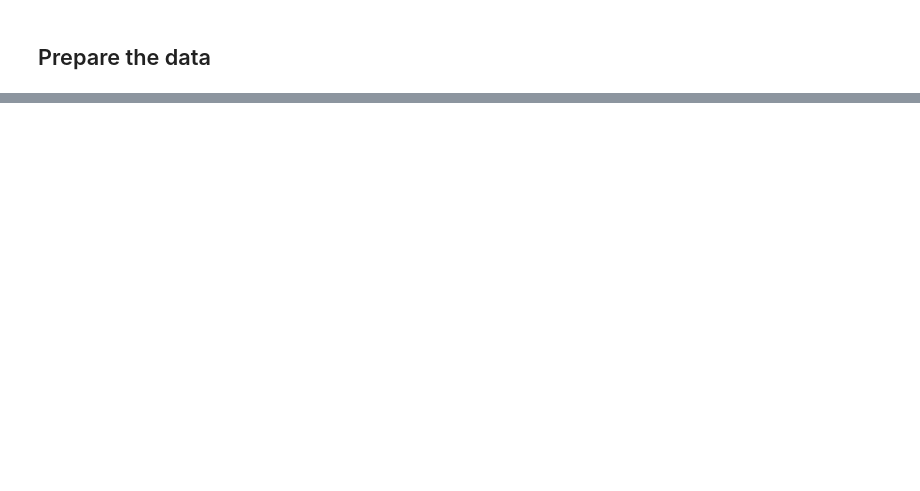
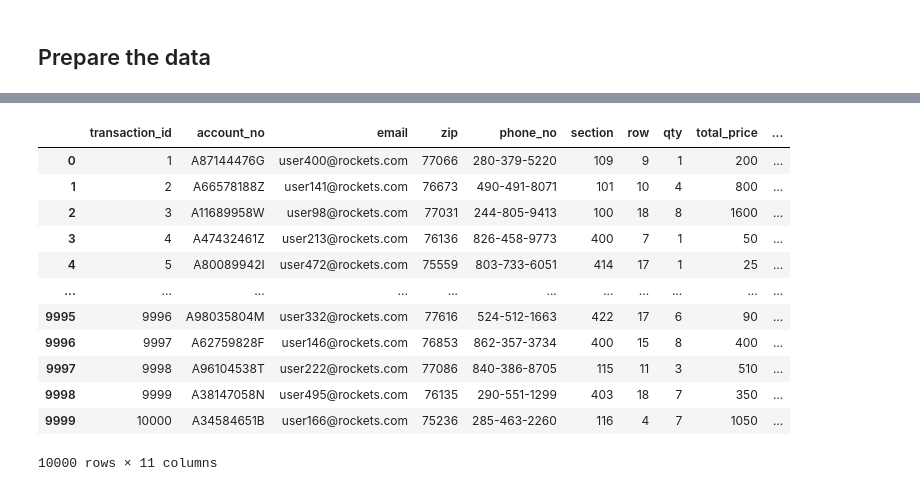
Before and after one commit to mil2tech/DE-NBA-HOU, a Jupyter notebook: jarrid_workbook.ipynb, the cells around one changed output, grey strips where cells are left out. Saved outputs shown, nothing was run; the diff lists cells and outputs as text; code cells hidden in the pictures; blank space fills up the shorter version.

Commit message:
added function to acquire data to workbook

```diff
--- a/jarrid_workbook.ipynb
+++ b/jarrid_workbook.ipynb
@@ -164,0 +171,18 @@ memory usage: 859.5+ KB
+# %%
+# Read JSON data from file
+with open('retail.json') as f:
+    json_data = json.load(f)
+
+# Extract data from JSON key 'retail'
+data = json_data["retail"]
+
+# Create DataFrame from JSON data
+df = pd.DataFrame(data, columns=["transaction_id",
+                                 "email",
+                                 "account_no",
+                                 "product_type",
+                                 "quantity",
+                                 "unit_price",
+                                 "shipping_cost"])
+
+df.head()
@@ -164,0 +253,2 @@ memory usage: 859.5+ KB
+# %%
+survey_data = survey_data.pivot(index= 'Submission ID', columns= 'Attribute')
@@ -164,0 +291,12 @@ memory usage: 859.5+ KB
+# %%
+def import_data(json_file, csv_file1, csv_file2):
+    # Import JSON file into a dataframe
+    with open(json_file) as f:
+        json_data = json.load(f)
+    retail_data = pd.DataFrame(json_data["retail"], columns=["transaction_id", "email", "account_no", "product_type", "quantity", "unit_price", "shipping_cost"])
+
+    # Import CSV files into dataframes
+    survey_data = pd.read_csv(csv_file1)
+    ticket_data = pd.read_csv(csv_file2)
+
+    return retail_data, survey_data, ticket_data
@@ -164,0 +305,7 @@ memory usage: 859.5+ KB
+# %%
+# Usage of function
+json_file = 'retail.json'
+csv_file1 = 'surveys.csv'
+csv_file2 = 'tickets.csv'
+
+retail_data, survey_data, ticket_data = import_data(json_file, csv_file1, csv_file2)
@@ -164,0 +328,16 @@ memory usage: 859.5+ KB
+# %%
+ticket_data
+# %% [output]
+|  | transaction_id | account_no | email | zip | phone_no | section | row | qty | total_price | ... |
+| 0 | 1 | A87144476G | user400@rockets.com | 77066 | 280-379-5220 | 109 | 9 | 1 | 200 | ... |
+| 1 | 2 | A66578188Z | user141@rockets.com | 76673 | 490-491-8071 | 101 | 10 | 4 | 800 | ... |
+| 2 | 3 | A11689958W | user98@rockets.com | 77031 | 244-805-9413 | 100 | 18 | 8 | 1600 | ... |
+| 3 | 4 | A47432461Z | user213@rockets.com | 76136 | 826-458-9773 | 400 | 7 | 1 | 50 | ... |
+| 4 | 5 | A80089942I | user472@rockets.com | 75559 | 803-733-6051 | 414 | 17 | 1 | 25 | ... |
+| ... | ... | ... | ... | ... | ... | ... | ... | ... | ... | ... |
+| 9995 | 9996 | A98035804M | user332@rockets.com | 77616 | 524-512-1663 | 422 | 17 | 6 | 90 | ... |
+| 9996 | 9997 | A62759828F | user146@rockets.com | 76853 | 862-357-3734 | 400 | 15 | 8 | 400 | ... |
+| 9997 | 9998 | A96104538T | user222@rockets.com | 77086 | 840-386-8705 | 115 | 11 | 3 | 510 | ... |
+| 9998 | 9999 | A38147058N | user495@rockets.com | 76135 | 290-551-1299 | 403 | 18 | 7 | 350 | ... |
+| 9999 | 10000 | A34584651B | user166@rockets.com | 75236 | 285-463-2260 | 116 | 4 | 7 | 1050 | ... |
+10000 rows × 11 columns
```
Also changed, not shown: parts of 16 cells of this notebook.
